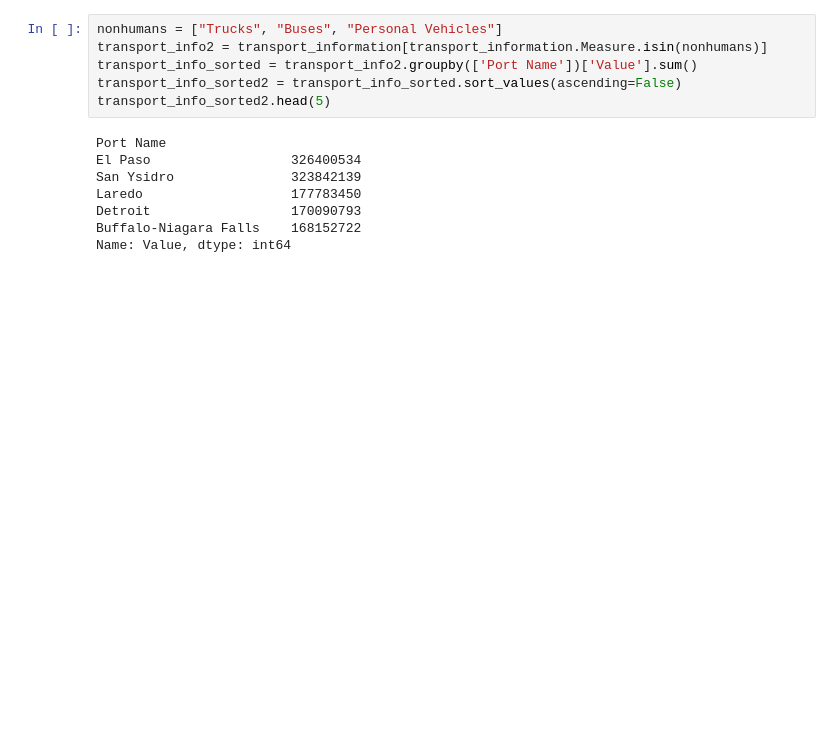
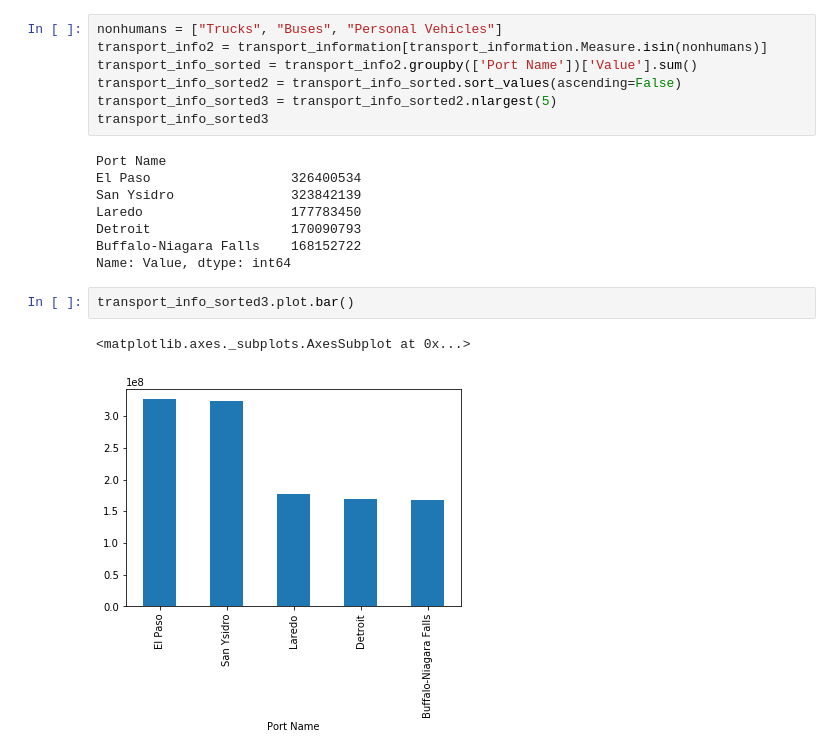
Before and after one commit to amishnerd/raptors, a Jupyter notebook: look.ipynb, the cells around one changed output. Drawn from its saved outputs; the diff is of its cells as text; blank space fills up the shorter version.

```diff
--- a/look.ipynb
+++ b/look.ipynb
@@ -50,7 +50,8 @@ nonhumans = ["Trucks", "Buses", "Personal Vehicles"]
 transport_info2 = transport_information[transport_information.Measure.isin(nonhumans)]
 transport_info_sorted = transport_info2.groupby(['Port Name'])['Value'].sum()
 transport_info_sorted2 = transport_info_sorted.sort_values(ascending=False)
-transport_info_sorted2.head(5)
+transport_info_sorted3 = transport_info_sorted2.nlargest(5)
+transport_info_sorted3
 # %% [output]
 Port Name
 El Paso                  326400534
@@ -59,3 +60,8 @@ Laredo                   177783450
 Detroit                  170090793
 Buffalo-Niagara Falls    168152722
 Name: Value, dtype: int64
+# %%
+transport_info_sorted3.plot.bar()
+# %% [output]
+<matplotlib.axes._subplots.AxesSubplot at 0x...>
+[figure, added]
```
Also changed, not shown: parts of 2 cells of this notebook.
